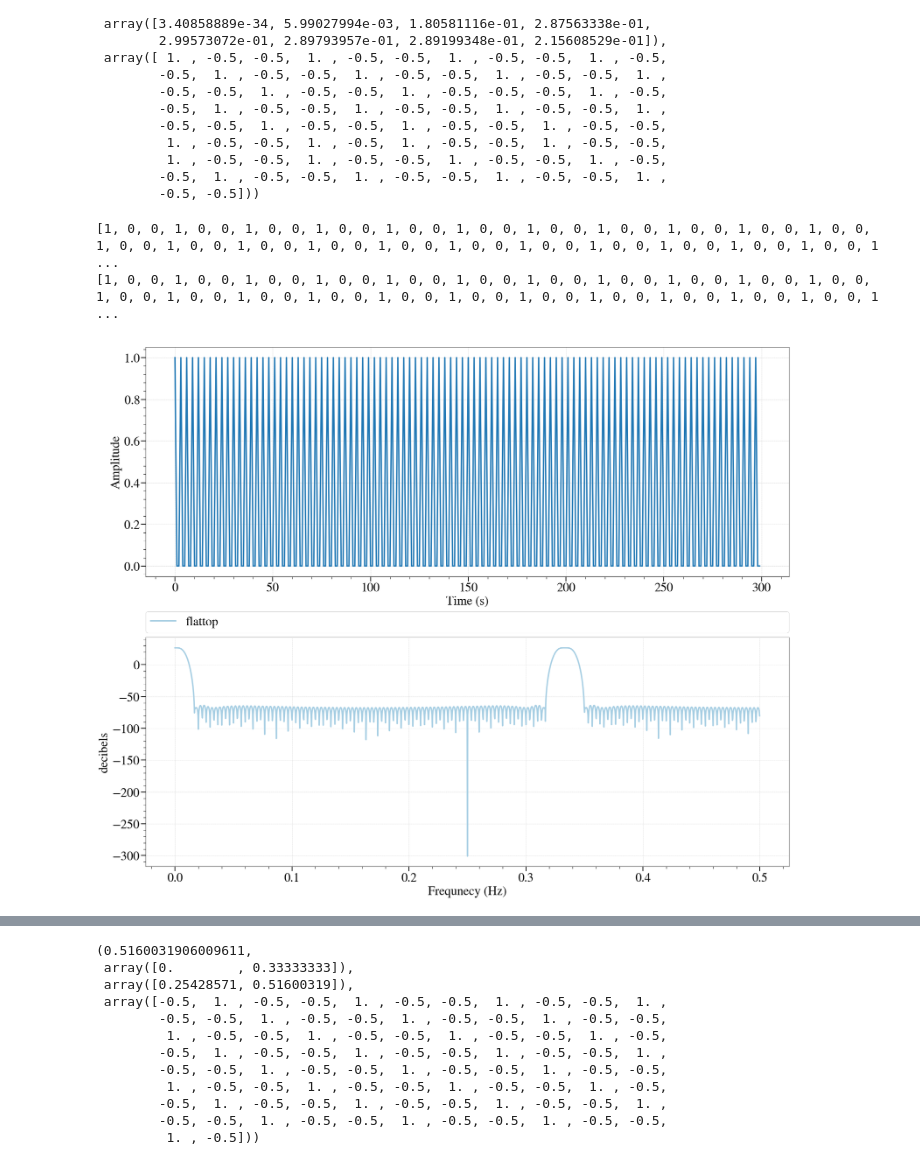
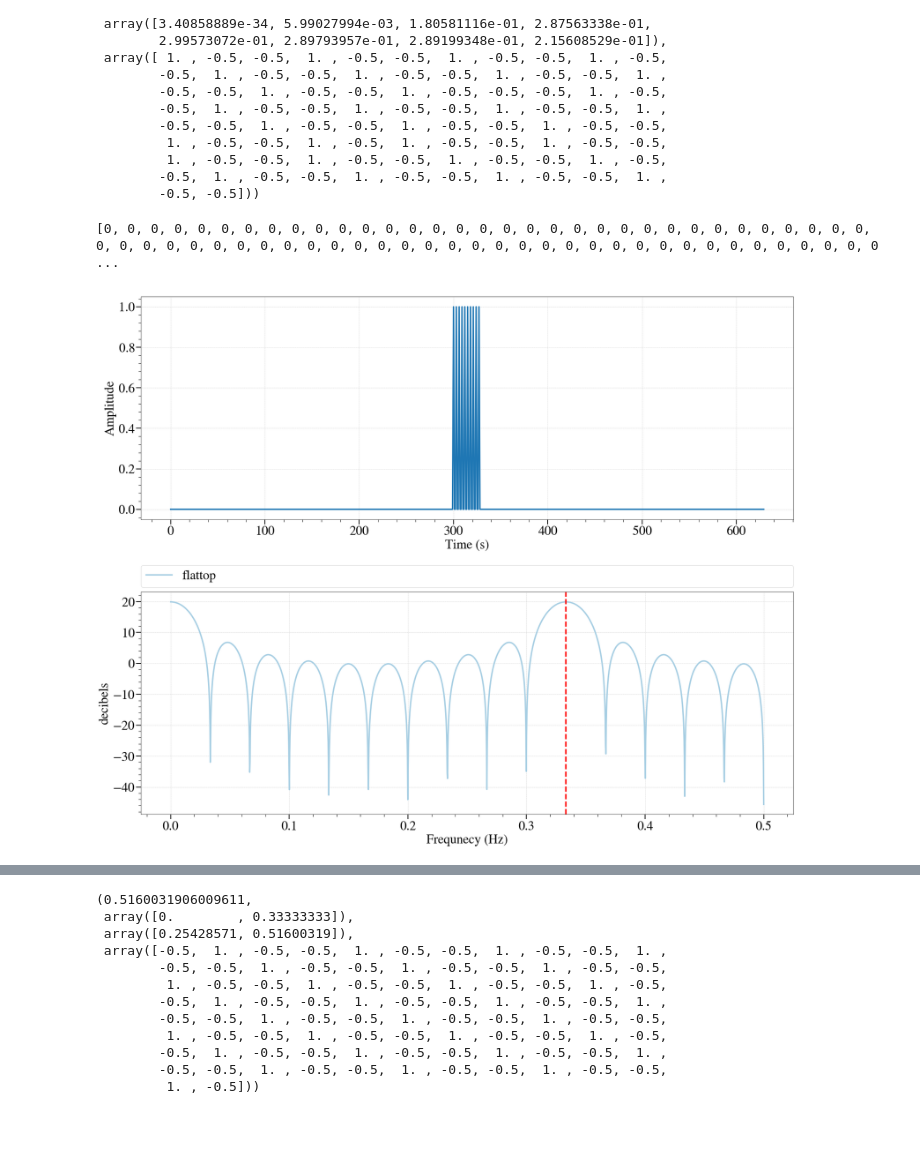
Before and after one commit to saketkc/re-ribo-smk, a Jupyter notebook: notebooks/02. On fourier transforms and windowing-copy.ipynb, the cells around one changed output, grey strips where cells are left out. Drawn from its saved outputs; the diff is of its cells as text; code cells hidden in the pictures; blank space fills up the shorter version.

```diff
--- a/notebooks/02. On fourier transforms and windowing-copy.ipynb
+++ b/notebooks/02. On fourier transforms and windowing-copy.ipynb
@@ -297,42 +297,40 @@ coherence(s[0:3]*10+s[3:6]*10+s[6:9]*10, 15,14)
         -0.5, -0.5]))
 # %%
 def plot_ft(s, windows):
-    print(s)
-    if not isinstance(windows, tuple):
+    if isinstance(windows, str):
         windows = [windows]
     fig = plt.figure(figsize=(25, 20))
     ax = plt.subplot(211)
     t = np.arange(0, len(s), step=1)
     #s = signal#np.sin( 2*t*np.pi*freq1)# + np.sin( 2*t*np.pi*freq2)
     print(s)
 
     setup_axis(ax)
     ax.plot(t, s)
     ax.set_xlabel('Time (s)')
     ax.set_ylabel('Amplitude')
     ax = plt.subplot(212)
     for color, window in zip(colors, windows):
         n = 4096
         w = np.fft.rfft(s * get_window(window, len(s)), n=n)
         freqs = np.fft.rfftfreq(n, d=t[1] - t[0])
         ax.plot(freqs, 20*np.log10(np.abs(w)), label=window, color=color)
     #ax.legend(loc='center left', bbox_to_anchor=(1, 0.5), ncol=3)
     ax.legend(bbox_to_anchor=(0., 1.02, 1., .102), loc=3,
               ncol=4, mode="expand", borderaxespad=0.)
     setup_axis(ax)
     ax.set_xlabel('Frequnecy (Hz)')
     ax.set_ylabel('decibels')
-
+    ax.axvline(1/3.0, color='red', linestyle='dashed')
     fig.tight_layout()
 
 select = widgets.SelectMultiple(
     options=AVAILABLE_WINDOWS,
     value=('flattop',),
     disabled=False,
 )
-sig = [1,0,0]*100
+sig = [0]*300 + [1,0,0]*10 + [0]*300
 plot_ft(sig,   windows='flattop')
 # %% [output]
-[1, 0, 0, 1, 0, 0, 1, 0, 0, 1, 0, 0, 1, 0, 0, 1, 0, 0, 1, 0, 0, 1, 0, 0, 1, 0, 0, 1, 0, 0, 1, 0, 0, 1, 0, 0, 1, 0, 0, 1, 0, 0, 1, 0, 0, 1, 0, 0, 1, 0, 0, 1, 0, 0, 1, 0, 0, 1, 0, 0, 1, 0, 0, 1, 0, 0, 1 ...
-[1, 0, 0, 1, 0, 0, 1, 0, 0, 1, 0, 0, 1, 0, 0, 1, 0, 0, 1, 0, 0, 1, 0, 0, 1, 0, 0, 1, 0, 0, 1, 0, 0, 1, 0, 0, 1, 0, 0, 1, 0, 0, 1, 0, 0, 1, 0, 0, 1, 0, 0, 1, 0, 0, 1, 0, 0, 1, 0, 0, 1, 0, 0, 1, 0, 0, 1 ...
+[0, 0, 0, 0, 0, 0, 0, 0, 0, 0, 0, 0, 0, 0, 0, 0, 0, 0, 0, 0, 0, 0, 0, 0, 0, 0, 0, 0, 0, 0, 0, 0, 0, 0, 0, 0, 0, 0, 0, 0, 0, 0, 0, 0, 0, 0, 0, 0, 0, 0, 0, 0, 0, 0, 0, 0, 0, 0, 0, 0, 0, 0, 0, 0, 0, 0, 0 ...
-[figure, old version]
+[figure, new version]
```
Also changed, not shown: parts of 22 cells of this notebook, 3 other files.
